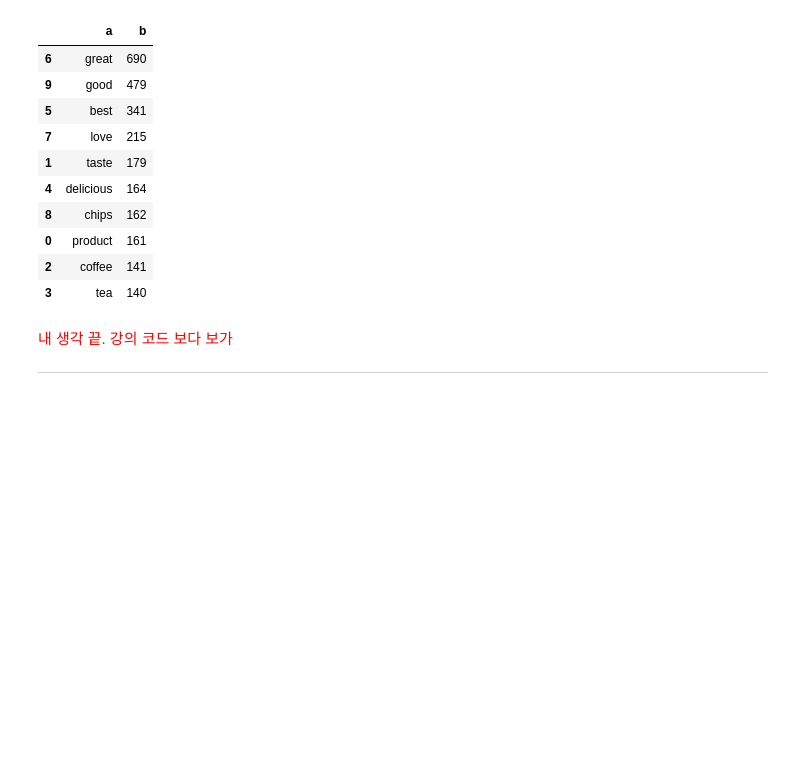
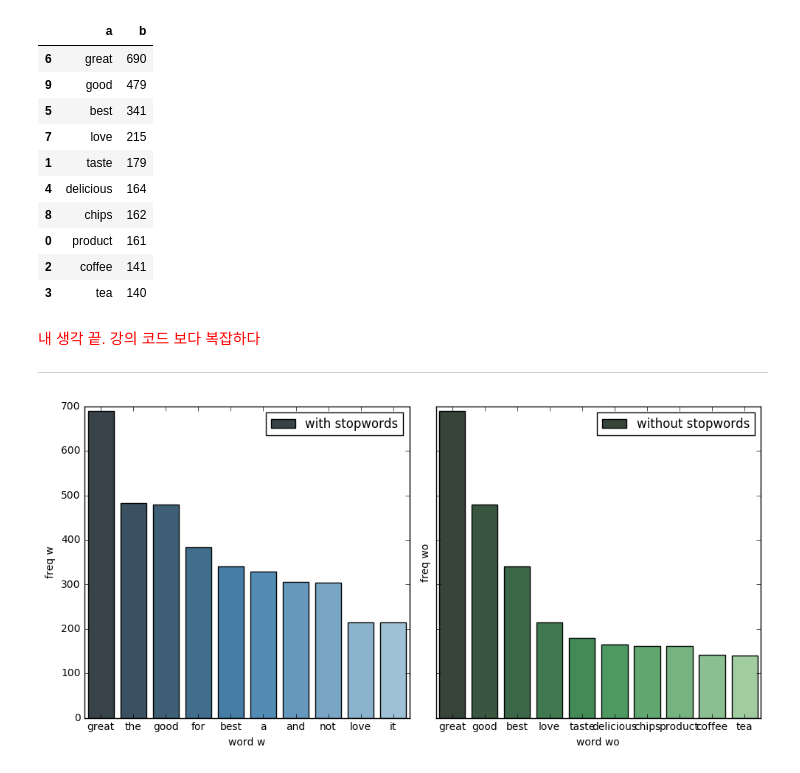
Before and after one commit to davidkorea/amazon_food_reviews, a Jupyter notebook: amazon-fine-food-reviews.ipynb, the cells around one changed output. Drawn from its saved outputs; the diff is of its cells as text; code cells hidden in the pictures; blank space fills up the shorter version.

```diff
--- a/amazon-fine-food-reviews.ipynb
+++ b/amazon-fine-food-reviews.ipynb
@@ -451,6 +420,22 @@ freq_wo_df
 | 2 | coffee | 141 |
 | 3 | tea | 140 |
 # %% [markdown]
-<p style='color:red'>내 생각 끝. 강의 코드 보다 보가</p>
+<p style='color:red'>내 생각 끝. 강의 코드 보다 복잡하다</p>
 
 -----
+# %%
+fig,(ax1,ax2) = plt.subplots(1,2,sharey=True,figsize=(10,5))
+sns.barplot(x=fdist_w['word w'][:10],
+            y=fdist_w['freq w'][:10],
+            palette='Blues_d',ax=ax1,label='with stopwords')
+
+sns.barplot(x=fdist_wo['word wo'][:10],
+            y=fdist_wo['freq wo'][:10],
+            palette='Greens_d',ax=ax2,label='without stopwords')
+ax1.legend(loc='upper right')
+ax2.legend(loc='upper right')
+
+plt.tight_layout()
+plt.show()
+# %% [output]
+[figure, added]
```
Also changed, not shown: parts of 3 cells of this notebook.
